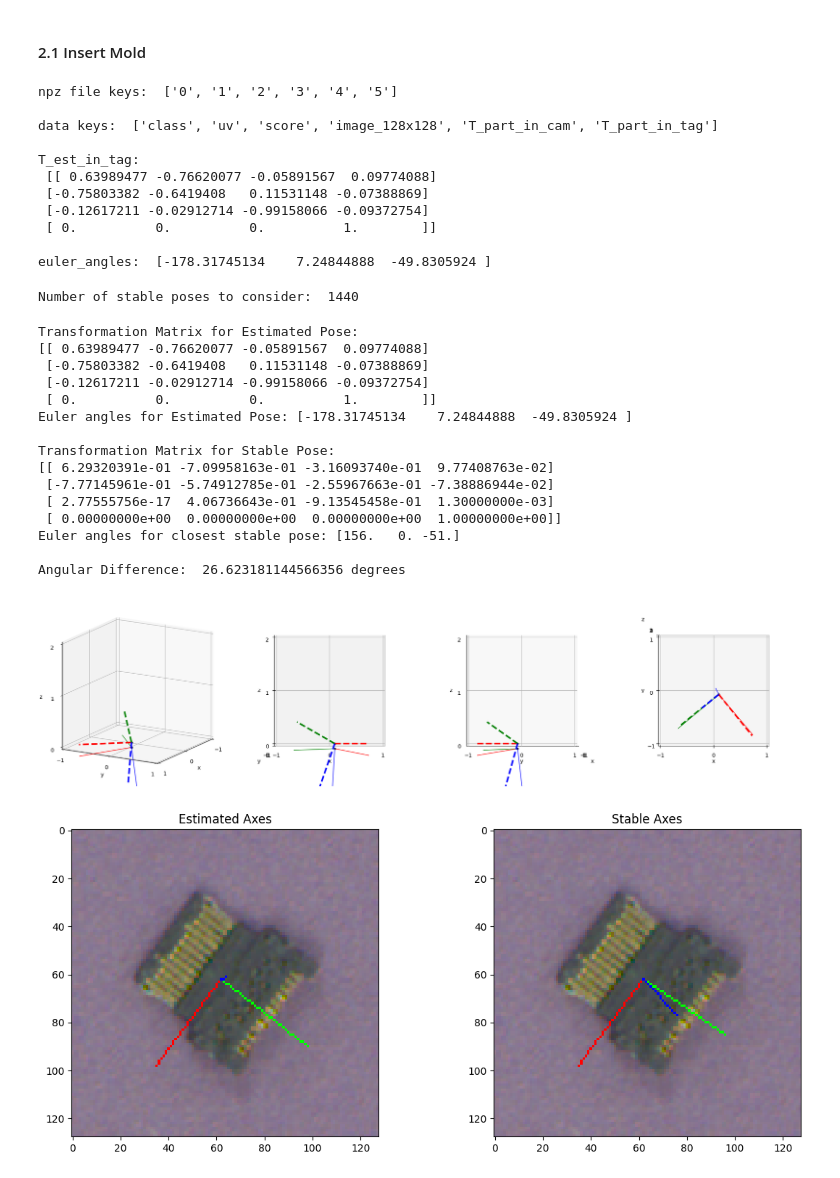
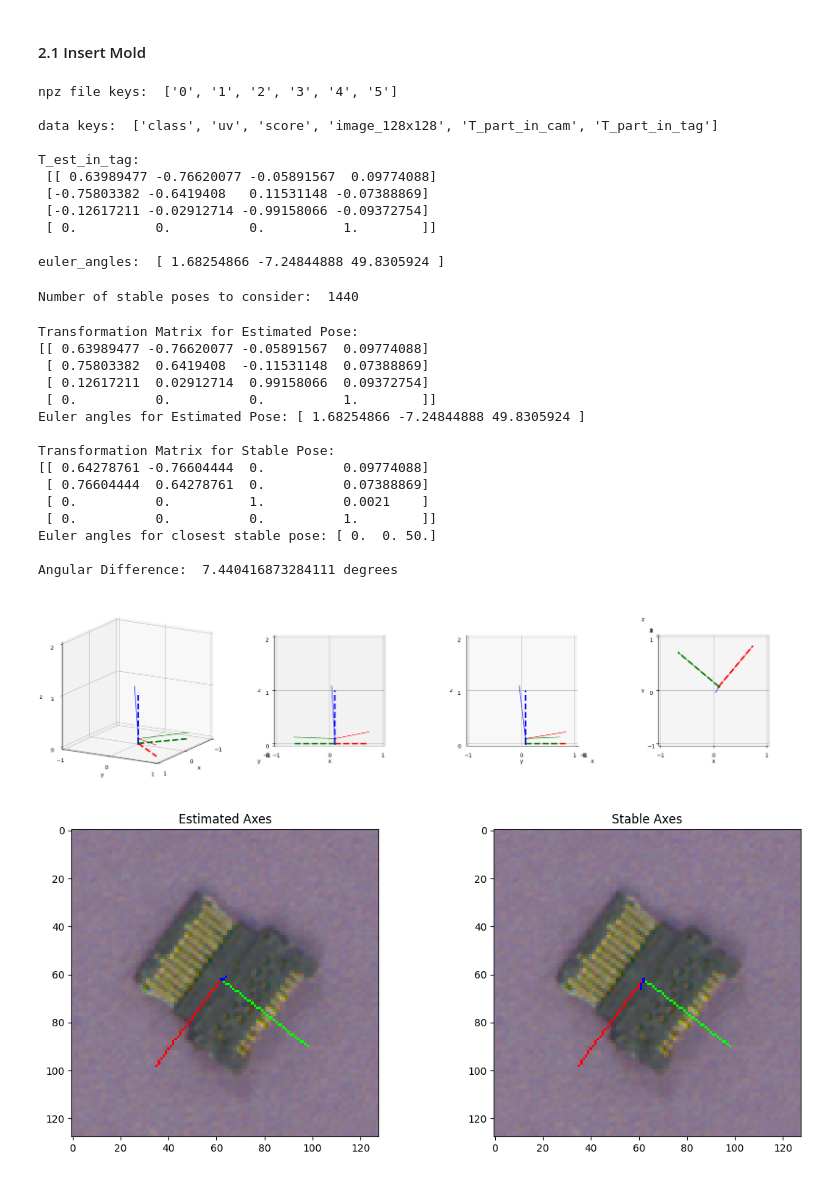
Before and after one commit to yangfei4/clean-pvnet, a Jupyter notebook: brute_force_stable_pose.ipynb, the cells around one changed output. Drawn from its saved outputs; the diff is of its cells as text; code cells hidden in the pictures.

Commit message:
added tagUp_in_cam to compute stable pose

```diff
--- a/brute_force_stable_pose.ipynb
+++ b/brute_force_stable_pose.ipynb
@@ -211,9 +211,24 @@ instance_data = data_all_instances['0'].item()
 print("data keys: ", list(instance_data.keys()))
 print()
 
-T_est_in_tag = np.array(instance_data['T_part_in_tag'])
-print("T_est_in_tag: \n", T_est_in_tag)
+
+# T_est_in_tag = np.array(instance_data['T_part_in_tag'])
+# print("T_est_in_tag: \n", T_est_in_tag)
+# print()
+
+T_est_in_tagDown = np.array(instance_data['T_part_in_tag'])
+print("T_est_in_tag: \n", T_est_in_tagDown)
 print()
+
+T_tagDown_in_cam = np.load("./11_23_image_dataset/T_tagboard_in_cam.npy")
+T_tagUp_in_tagDown = np.eye(4)
+T_tagUp_in_tagDown[:3, :3] = Rotation.from_euler('xyz', [180, 0, 0], degrees=True).as_matrix()
+T_tagDown_in_tagUp = np.linalg.inv(T_tagUp_in_tagDown)
+T_tagUp_in_cam = T_tagDown_in_cam @ T_tagUp_in_tagDown
+T_est_in_tagUp = T_tagDown_in_tagUp @ T_est_in_tagDown
+T_est_in_tag = T_est_in_tagUp
+
+T_tag_in_cam = T_tagUp_in_cam
 
 R_est_in_tag = T_est_in_tag[:3, :3]
 euler_angles = Rotation.from_matrix(R_est_in_tag).as_euler('xyz', degrees=True)
@@ -229,7 +244,7 @@ T_est_in_tag:
  [-0.12617211 -0.02912714 -0.99158066 -0.09372754]
  [ 0.          0.          0.          1.        ]]
 
-euler_angles:  [-178.31745134    7.24844888  -49.8305924 ]
+euler_angles:  [ 1.68254866 -7.24844888 49.8305924 ]
 # %%
 # these two lists should be element-aligned.
 # i.e. alphas[i] should correspond to z_offsets[i]
@@ -266,25 +281,25 @@ print("Angular Difference: ", angular_R_diff(T_est_in_tag[:3, :3], T_sta_in_tag[
 # %% [output]
 Transformation Matrix for Estimated Pose:
 [[ 0.63989477 -0.76620077 -0.05891567  0.09774088]
- [-0.75803382 -0.6419408   0.11531148 -0.07388869]
- [-0.12617211 -0.02912714 -0.99158066 -0.09372754]
+ [ 0.75803382  0.6419408  -0.11531148  0.07388869]
+ [ 0.12617211  0.02912714  0.99158066  0.09372754]
  [ 0.          0.          0.          1.        ]]
-Euler angles for Estimated Pose: [-178.31745134    7.24844888  -49.8305924 ]
+Euler angles for Estimated Pose: [ 1.68254866 -7.24844888 49.8305924 ]
 
 Transformation Matrix for Stable Pose:
-[[ 6.29320391e-01 -7.09958163e-01 -3.16093740e-01  9.77408763e-02]
- [-7.77145961e-01 -5.74912785e-01 -2.55967663e-01 -7.38886944e-02]
- [ 2.77555756e-17  4.06736643e-01 -9.13545458e-01  1.30000000e-03]
- [ 0.00000000e+00  0.00000000e+00  0.00000000e+00  1.00000000e+00]]
-Euler angles for closest stable pose: [156.   0. -51.]
+[[ 0.64278761 -0.76604444  0.          0.09774088]
+ [ 0.76604444  0.64278761  0.          0.07388869]
+ [ 0.          0.          1.          0.0021    ]
+ [ 0.          0.          0.          1.        ]]
+Euler angles for closest stable pose: [ 0.  0. 50.]
 
-Angular Difference:  26.623181144566356 degrees
+Angular Difference:  7.440416873284111 degrees
 # %%
 draw_results(T_sta_in_tag, T_est_in_tag, s=1)
 # The solid line is for estimate
 # The dashed line is for closest stable pose
 # %% [output]
-[figure, old version]
+[figure, new version]
 # %%
 import cv2
 def draw_axis(img, R, t, K, scale=0.006, dist=None):
@@ -318,7 +333,6 @@ def draw_axis(img, R, t, K, scale=0.006, dist=None):
 
 img = instance_data["image_128x128"]
 
-T_tag_in_cam = np.load("./11_23_image_dataset/T_tagboard_in_cam.npy")
 T_est_in_cam = T_tag_in_cam @ T_est_in_tag
 T_sta_in_cam = T_tag_in_cam @ T_sta_in_tag
 
@@ -332,32 +346,32 @@ axes_object_frame = np.array([[1, 0, 0], [0, 1, 0], [0, 0, 1]])
 axes_est_in_cam = R_est_in_cam @ axes_object_frame.T
 axes_sta_in_cam = R_sta_in_cam @ axes_object_frame.T
 
 cam_u = 2694.112343
 cam_v = 1669.169773
 
 W, H = int(5472), int(3648)
 crop_size = 128
 # shift the uv from original camera uv to cropped image center
 shifted_u = cam_u + (W//2 - instance_data['uv'][0]) - (W//2 - crop_size//2)
 shifted_v = cam_v + (H//2 - instance_data['uv'][1]) - (H//2 - crop_size//2)
 
 K = np.array([[10704.062350, 0, shifted_u],
             [0, 10727.438047, shifted_v],
             [0, 0, 1]])
 
 # Plotting in two subplots
 fig, axes = plt.subplots(1, 2, figsize=(12, 5))
 
 # Plot estimated axes in the first subplot
 axes[0].imshow(draw_axis(img, T_est_in_cam[:3,:3], T_est_in_cam[:3, 3], K))  # Display the image
 axes[0].set_title('Estimated Axes')
 
 # Plot stable axes in the second subplot
 axes[1].imshow(draw_axis(img, T_sta_in_cam[:3,:3], T_est_in_cam[:3, 3], K))  # Display the image
 axes[1].set_title('Stable Axes')
 
 plt.tight_layout()
 plt.show()
 # %% [output]
-[figure, old version]
+[figure, new version]
 # %%
```
Also changed, not shown: parts of 2 cells of this notebook.
